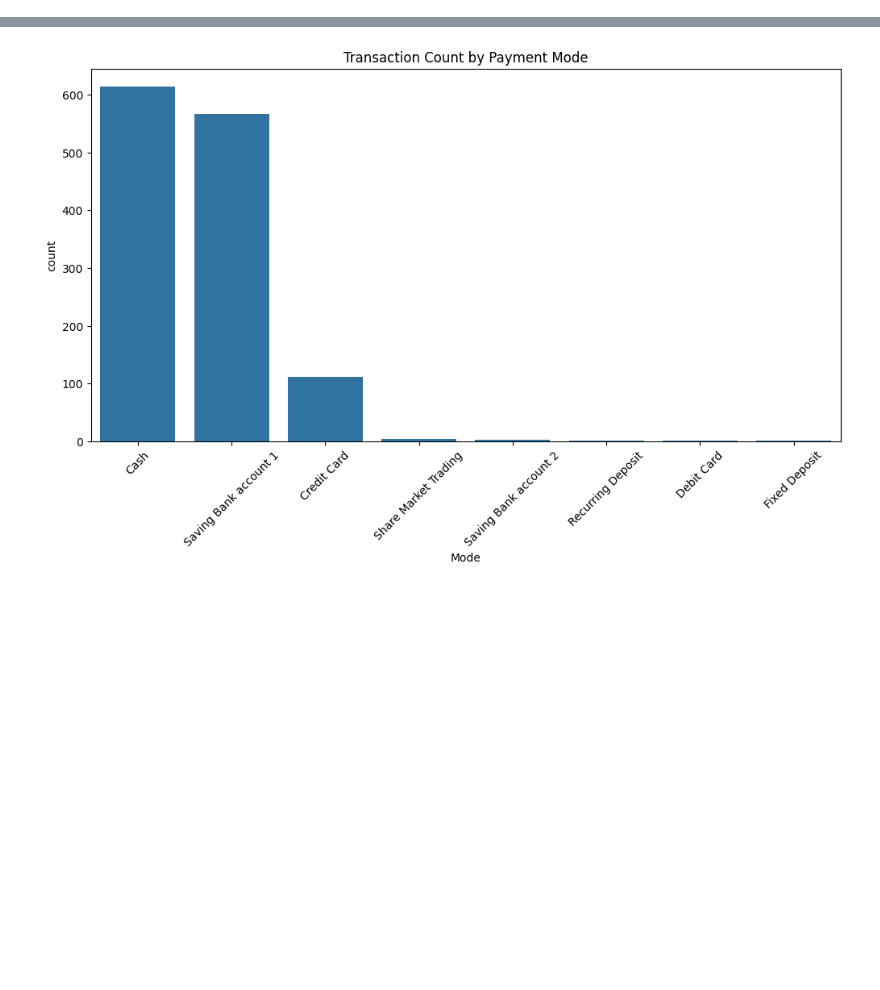
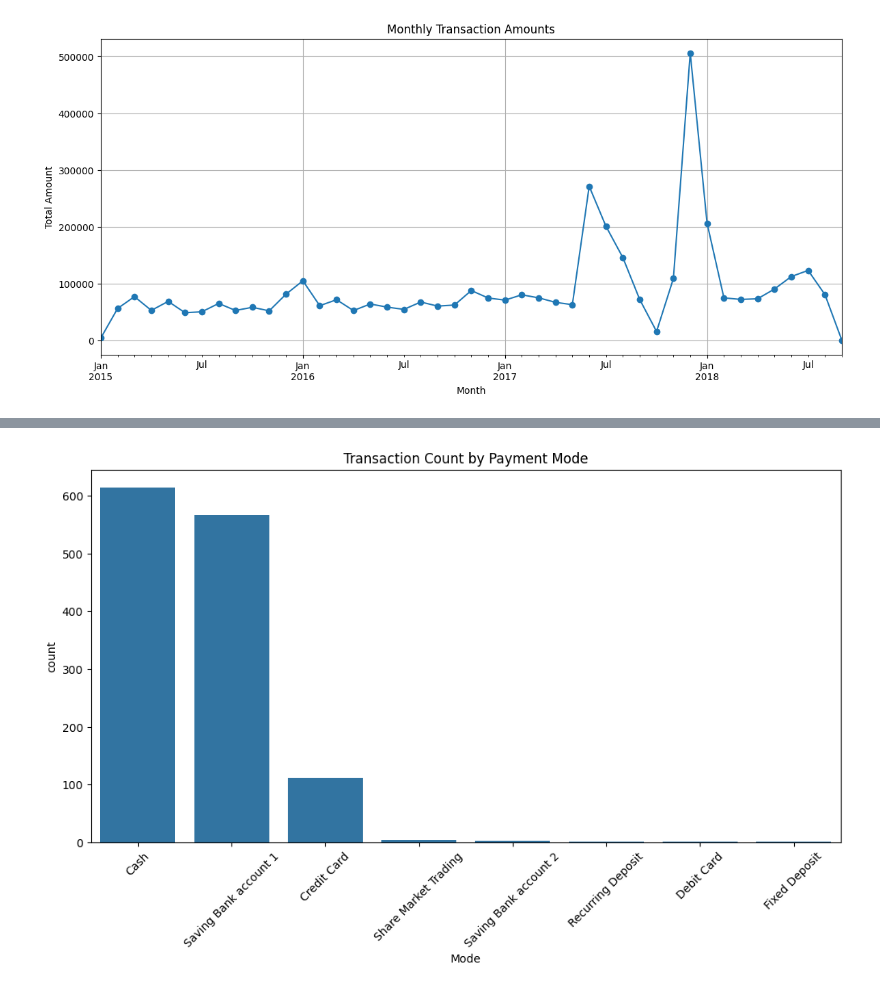
Before and after one commit to patelSahil9/Internship, a Jupyter notebook: DAILY_TRANSECTIONS/DAILY.IPYNB, the cells around one changed output, grey strips where cells are left out. Saved outputs shown, nothing was run; the diff lists cells and outputs as text; code cells hidden in the pictures; blank space fills up the shorter version.

```diff
--- a/DAILY_TRANSECTIONS/DAILY.IPYNB
+++ b/DAILY_TRANSECTIONS/DAILY.IPYNB
@@ -5,0 +66,14 @@ import seaborn as sns
+# %%
+df.set_index('Date', inplace=True)
+
+# Monthly Transaction Amounts
+monthly = df.resample('M')['Amount'].sum()
+plt.figure(figsize=(14,6))
+monthly.plot(marker='o')
+plt.title('Monthly Transaction Amounts')
+plt.xlabel('Month')
+plt.ylabel('Total Amount')
+plt.grid(True)
+plt.show()
+# %% [output]
+[figure, added]
```
Also changed, not shown: parts of 8 cells of this notebook, 4 other files.
